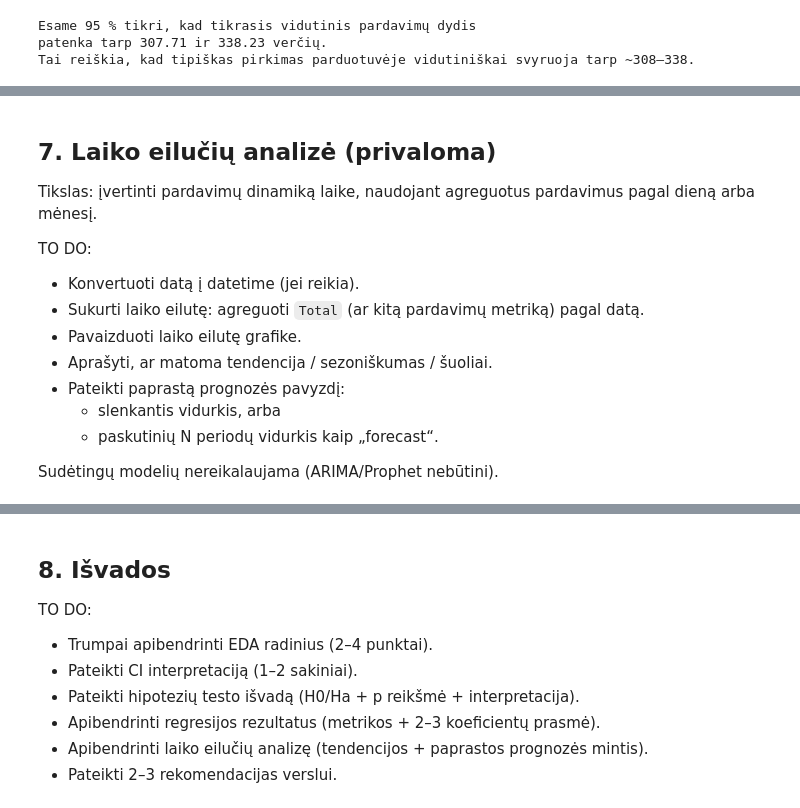
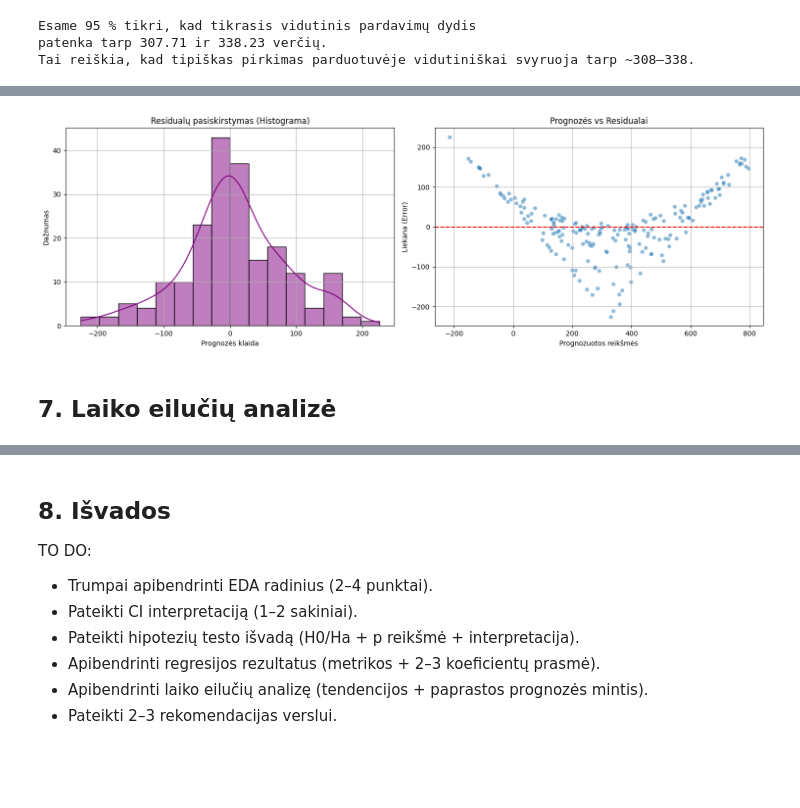
Before and after one commit to MigleSdc/BIT-kursai, a Jupyter notebook: 03_Python/Capstone Project_Supermarket_Sales.ipynb, the cells around one changed output, grey strips where cells are left out. Saved outputs shown, nothing was run; the diff lists cells and outputs as text; code cells hidden in the pictures; blank space fills up the shorter version.

```diff
--- a/03_Python/Capstone Project_Supermarket_Sales.ipynb
+++ b/03_Python/Capstone Project_Supermarket_Sales.ipynb
@@ -539,15 +374,26 @@ Interpretacija:
+# %%
+# 1. Apskaičiuojame liekanas (tikros reikšmės minus prognozė)
+residuals = y_test - pred
+
+# Sukuriame grafikų langą (du grafikai šalia)
+fig, ax = plt.subplots(1, 2, figsize=(15, 5))
+
+# Pirmas grafikas: Residualų pasiskirstymas (Histograma)
+sns.histplot(residuals, kde=True, ax=ax[0], color="purple")
+ax[0].set_title('Residualų pasiskirstymas (Histograma)')
+ax[0].set_xlabel('Prognozės klaida')
+ax[0].set_ylabel('Dažnumas')
+
+# Antras grafikas: Predicted vs Residuals (Išsibarstymas)
+sns.scatterplot(x=pred, y=residuals, ax=ax[1], alpha=0.5)
+ax[1].axhline(y=0, color='red', linestyle='--') # Nulinė linija
+ax[1].set_title('Prognozės vs Residualai')
+ax[1].set_xlabel('Prognozuotos reikšmės')
+ax[1].set_ylabel('Liekana (Error)')
+
+plt.tight_layout()
+plt.show()
+# %% [output]
+[figure, added]
 # %% [markdown]
-## 7. Laiko eilučių analizė (privaloma)
-
-Tikslas: įvertinti pardavimų dinamiką laike, naudojant agreguotus pardavimus pagal dieną arba mėnesį.
-
-TO DO:
-- Konvertuoti datą į datetime (jei reikia).
-- Sukurti laiko eilutę: agreguoti `Total` (ar kitą pardavimų metriką) pagal datą.
-- Pavaizduoti laiko eilutę grafike.
-- Aprašyti, ar matoma tendencija / sezoniškumas / šuoliai.
-- Pateikti paprastą prognozės pavyzdį:
-  - slenkantis vidurkis, arba
-  - paskutinių N periodų vidurkis kaip „forecast“.
-
-Sudėtingų modelių nereikalaujama (ARIMA/Prophet nebūtini).
+## 7. Laiko eilučių analizė
```
Also changed, not shown: parts of 18 cells of this notebook.
